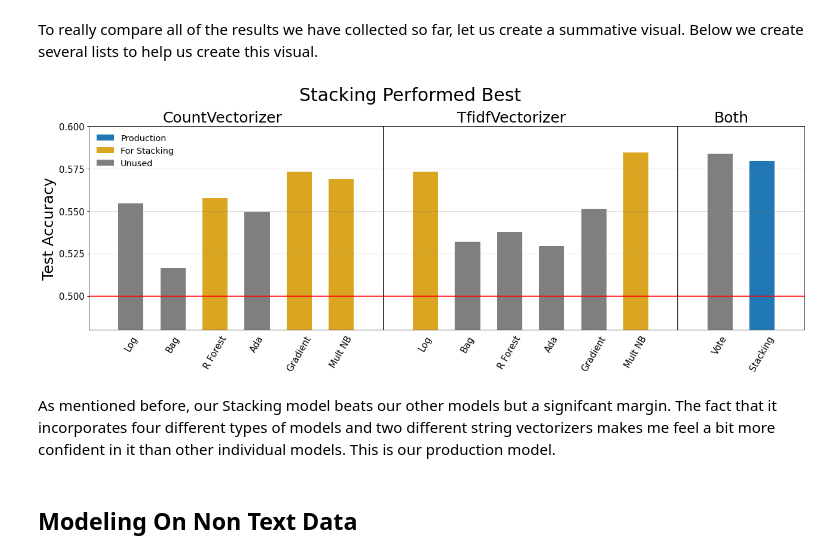
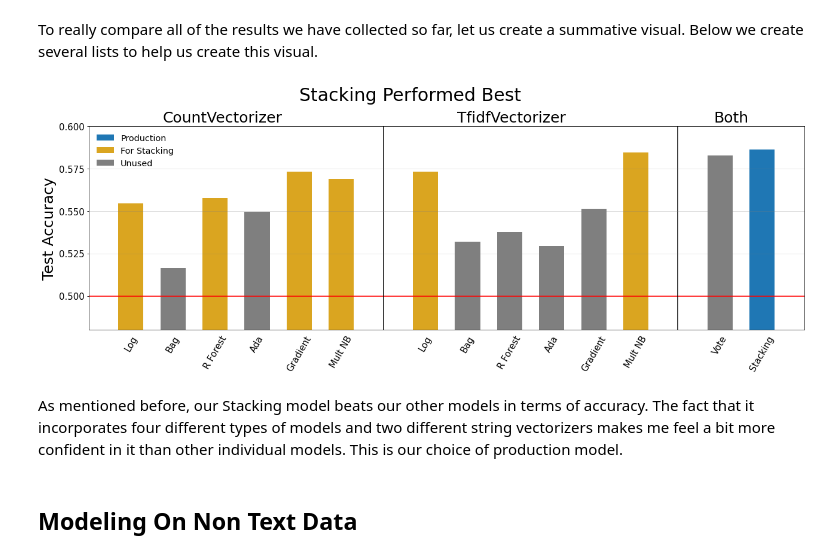
Before and after one commit to jguo052/NLP-Subreddit-Classification, a Jupyter notebook: code/03_modeling.ipynb, the cells around one changed output. Saved outputs shown, nothing was run; the diff lists cells and outputs as text; code cells hidden in the pictures.

Commit message:
Completed final revisions - Images once again match models

```diff
--- a/code/03_modeling.ipynb
+++ b/code/03_modeling.ipynb
@@ -581,14 +582,14 @@ with `TfidfVectorizer`:
 There is some slight setup we must do before we can fit a voting classifier. To simplify our steps, we create several lists of pipe names, pipes, and the models we fit above.
 # %%
 # names for pipes for VotingClassifier
-top_pipe_names = ['rfc', 'gbc', 'nbc', 'logt','nbt']
+top_pipe_names = ['lrc', 'rfc', 'gbc', 'nbc', 'logt','nbt']
 
 # pipes for VotingClassifier
-top_pipes = [rf_cvec_pipe, gb_cvec_pipe, nb_cvec_pipe,
+top_pipes = [log_cvec_pipe, rf_cvec_pipe, gb_cvec_pipe, nb_cvec_pipe,
          log_tvec_pipe, nb_tvec_pipe]
 
 # pregridsearched models with hyperparameters tuned
-top_models = [rf_cvec_gs, gb_cvec_gs, nb_cvec_gs,
+top_models = [log_cvec_gs, rf_cvec_gs, gb_cvec_gs, nb_cvec_gs,
                 log_tvec_gs, nb_tvec_gs]
 # %% [markdown]
 To take advantage of the thorough hyperparameter tuning we did earlier, we loop over our models insert the best parameters into the parameters dictionary for our `VotingClassifier`.
@@ -698,10 +712,10 @@ all_models = [log_cvec_gs, bag_cvec_gs, rf_cvec_gs, ada_cvec_gs, gb_cvec_gs, nb_
 all_scores = [model.score(X_test, y_test) for model in all_models]
 
 # scores of unused models
-unused_scores = [0 if i in [2,4,5,6,11,13] else all_scores[i] for i in range(len(all_scores))]
+unused_scores = [0 if i in [0,2,4,5,6,11,13] else all_scores[i] for i in range(len(all_scores))]
 
 # scores of models used for stacking
-level_1_scores = [all_scores[i] for i in [2,4,5,6,11]]
+level_1_scores = [all_scores[i] for i in [0,2,4,5,6,11]]
 # %%
 plt.figure(figsize = (18,7))
 
@@ -717,7 +731,7 @@ plt.yticks([0.5, 0.525, 0.55, 0.575, 0.6],size = 15)
 
 # plot the bars
 plt.bar(16, all_scores[-1], width = 0.6, color = 'tab:blue', label = 'Production')
-plt.bar([3,5,6,8,13], level_1_scores, width = 0.6, color = 'goldenrod', label = 'For Stacking')
+plt.bar([1,3,5,6,8,13], level_1_scores, width = 0.6, color = 'goldenrod', label = 'For Stacking')
 plt.bar(x_vals, unused_scores, width = 0.6, color = 'tab:grey', label = 'Unused')
 
 # shape axes and create axes labels
@@ -728,36 +742,36 @@ plt.ylim([0.48,0.6])
 plt.ylabel('Test Accuracy', size = 25)
 plt.tick_params(axis = 'x', bottom = False)
 
 # baseline accuracy
 plt.axhline(0.5, color = 'red')
 
 # plot subdivisions
 plt.axvline(7, color = 'black')
 plt.axvline(14, color = 'black')
 
 # subdivision titles
 plt.text(s = 'CountVectorizer', size = 25, x= 1.75, y = 0.6025)
 plt.text(s = 'TfidfVectorizer', size = 25, x= 8.75, y = 0.6025)
 plt.text(s = 'Both', size = 25, x= 14.85, y = 0.6025)
 
 # highlight runneru-ups
 #runner_ups = [model_scores[i] for i in [2,6,11,12]]
 #plt.bar([3,8,13,15], runner_ups, width = 0.6, color = 'tab:blue', alpha = 0.3)
 
 
 # grid
 plt.axhline(0.525, color = 'gray', alpha = 0.5, linewidth = 0.5)
 plt.axhline(0.55, color = 'gray', alpha = 0.5, linewidth = 0.5)
 plt.axhline(0.575, color = 'gray', alpha = 0.5, linewidth = 0.5)
 
 plt.legend(fontsize = 'x-large', frameon = False);
 
 plt.tight_layout()
 plt.savefig('../images/iteration_scores.png');
 # %% [output]
-[figure, old version]
+[figure, new version]
 # %% [markdown]
-As mentioned before, our Stacking model beats our other models but a signifcant margin. The fact that it incorporates four different types of models and two different string vectorizers makes me feel a bit more confident in it than other individual models. This is our production model.
+As mentioned before, our Stacking model beats our other models in terms of accuracy. The fact that it incorporates four different types of models and two different string vectorizers makes me feel a bit more confident in it than other individual models. This is our choice of production model.
 # %% [markdown]
 ## Modeling On Non Text Data
 # %% [markdown]
```
Also changed, not shown: parts of 20 cells of this notebook, 2 other files.
